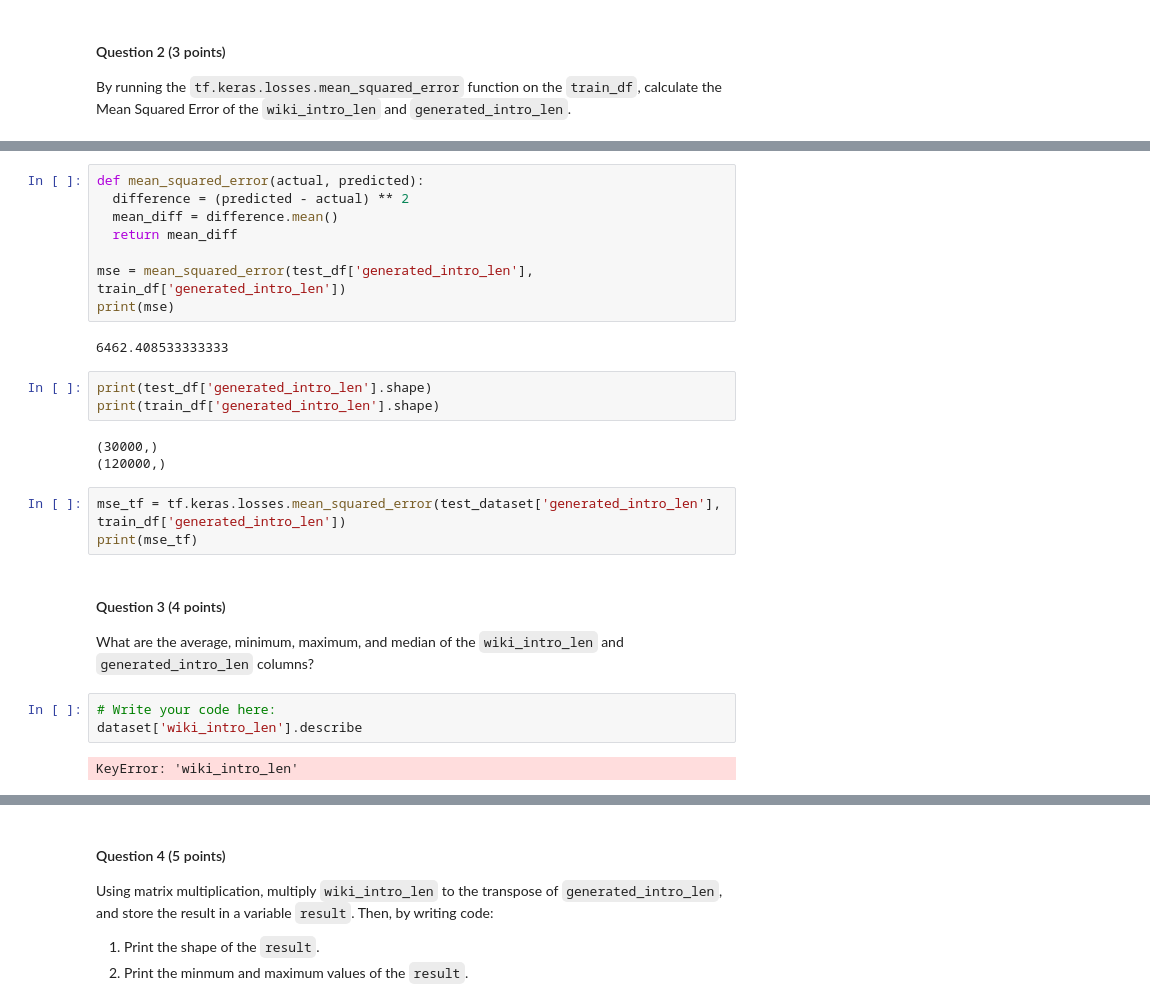
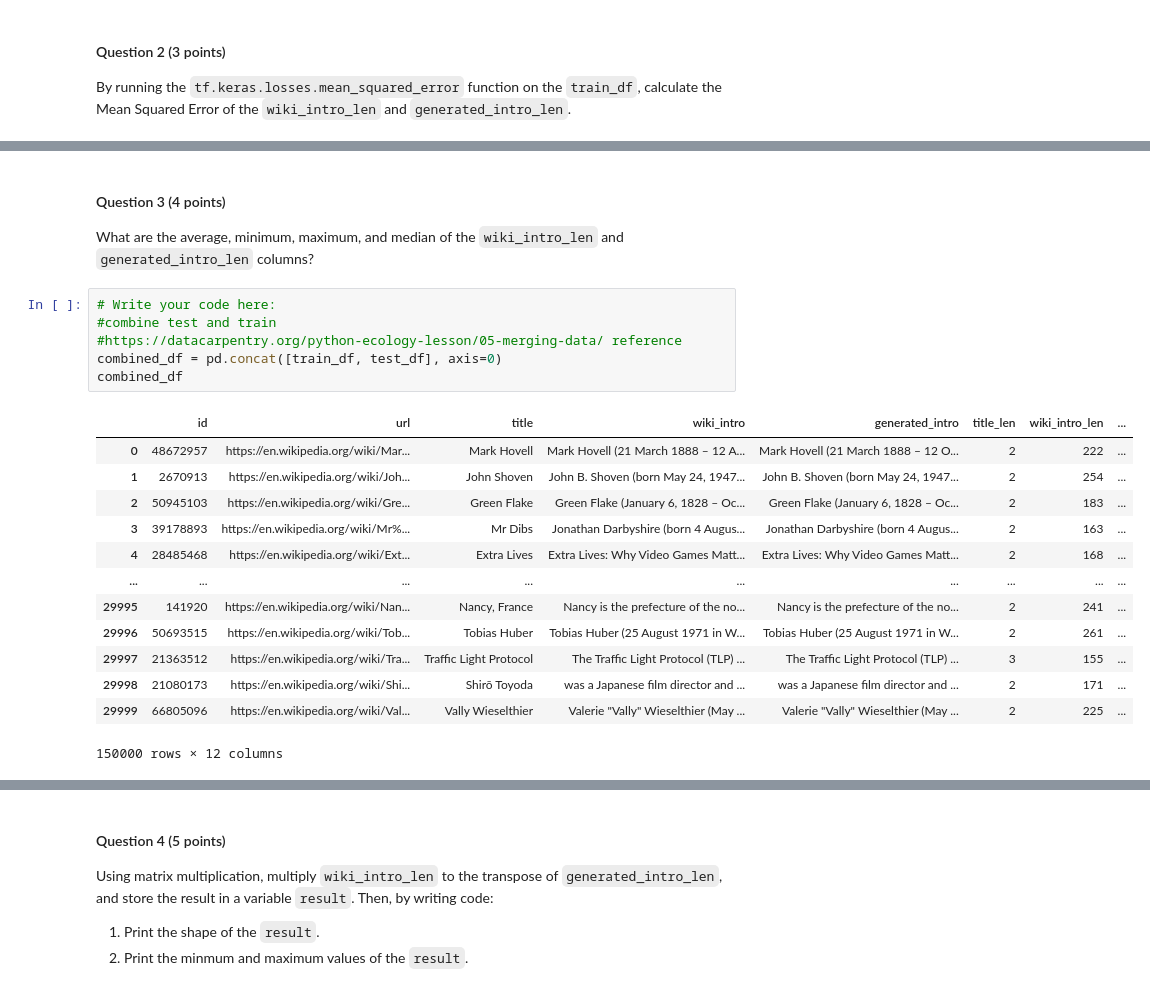
Before and after one commit to ashleyrabanales/deep_learning-, a Jupyter notebook: homework/MSA8600_Spring2023_Assignment1_AshleyRabanales.ipynb, the cells around one changed output, grey strips where cells are left out. Cells and saved outputs as stored; diff of their text form.

```diff
--- a/homework/MSA8600_Spring2023_Assignment1_AshleyRabanales.ipynb
+++ b/homework/MSA8600_Spring2023_Assignment1_AshleyRabanales.ipynb
@@ -122,28 +114,24 @@ Generate intro len
-# %%
-def mean_squared_error(actual, predicted):
-  difference = (predicted - actual) ** 2
-  mean_diff = difference.mean()
-  return mean_diff
-
-mse = mean_squared_error(test_df['generated_intro_len'], train_df['generated_intro_len'])
-print(mse)
-# %% [output]
-6462.408533333333
-# %%
-print(test_df['generated_intro_len'].shape)
-print(train_df['generated_intro_len'].shape)
-# %% [output]
-(30000,)
-(120000,)
-# %%
-mse_tf = tf.keras.losses.mean_squared_error(test_dataset['generated_intro_len'], train_df['generated_intro_len'])
-print(mse_tf)
 # %% [markdown]
 #### Question 3 (4 points)
 
 What are the average, minimum, maximum, and median of the `wiki_intro_len` and `generated_intro_len` columns?
-# %%
-# Write your code here:
-dataset['wiki_intro_len'].describe
-# %% [output]
-KeyError: 'wiki_intro_len'
+# %%
+# Write your code here:
+#combine test and train
+#https://datacarpentry.org/python-ecology-lesson/05-merging-data/ reference
+combined_df = pd.concat([train_df, test_df], axis=0)
+combined_df
+# %% [output]
+|  | id | url | title | wiki_intro | generated_intro | title_len | wiki_intro_len | ... |
+| 0 | 48672957 | https://en.wikipedia.org/wiki/Mar... | Mark Hovell | Mark Hovell (21 March 1888 – 12 A... | Mark Hovell (21 March 1888 – 12 O... | 2 | 222 | ... |
+| 1 | 2670913 | https://en.wikipedia.org/wiki/Joh... | John Shoven | John B. Shoven (born May 24, 1947... | John B. Shoven (born May 24, 1947... | 2 | 254 | ... |
+| 2 | 50945103 | https://en.wikipedia.org/wiki/Gre... | Green Flake | Green Flake (January 6, 1828 – Oc... | Green Flake (January 6, 1828 – Oc... | 2 | 183 | ... |
+| 3 | 39178893 | https://en.wikipedia.org/wiki/Mr%... | Mr Dibs | Jonathan Darbyshire (born 4 Augus... | Jonathan Darbyshire (born 4 Augus... | 2 | 163 | ... |
+| 4 | 28485468 | https://en.wikipedia.org/wiki/Ext... | Extra Lives | Extra Lives: Why Video Games Matt... | Extra Lives: Why Video Games Matt... | 2 | 168 | ... |
+| ... | ... | ... | ... | ... | ... | ... | ... | ... |
+| 29995 | 141920 | https://en.wikipedia.org/wiki/Nan... | Nancy, France | Nancy is the prefecture of the no... | Nancy is the prefecture of the no... | 2 | 241 | ... |
+| 29996 | 50693515 | https://en.wikipedia.org/wiki/Tob... | Tobias Huber | Tobias Huber (25 August 1971 in W... | Tobias Huber (25 August 1971 in W... | 2 | 261 | ... |
+| 29997 | 21363512 | https://en.wikipedia.org/wiki/Tra... | Traffic Light Protocol | The Traffic Light Protocol (TLP) ... | The Traffic Light Protocol (TLP) ... | 3 | 155 | ... |
+| 29998 | 21080173 | https://en.wikipedia.org/wiki/Shi... | Shirō Toyoda | was a Japanese film director and ... | was a Japanese film director and ... | 2 | 171 | ... |
+| 29999 | 66805096 | https://en.wikipedia.org/wiki/Val... | Vally Wieselthier | Valerie "Vally" Wieselthier (May ... | Valerie "Vally" Wieselthier (May ... | 2 | 225 | ... |
+150000 rows × 12 columns
```
Also changed, not shown: parts of 16 cells of this notebook, 1 other file.
